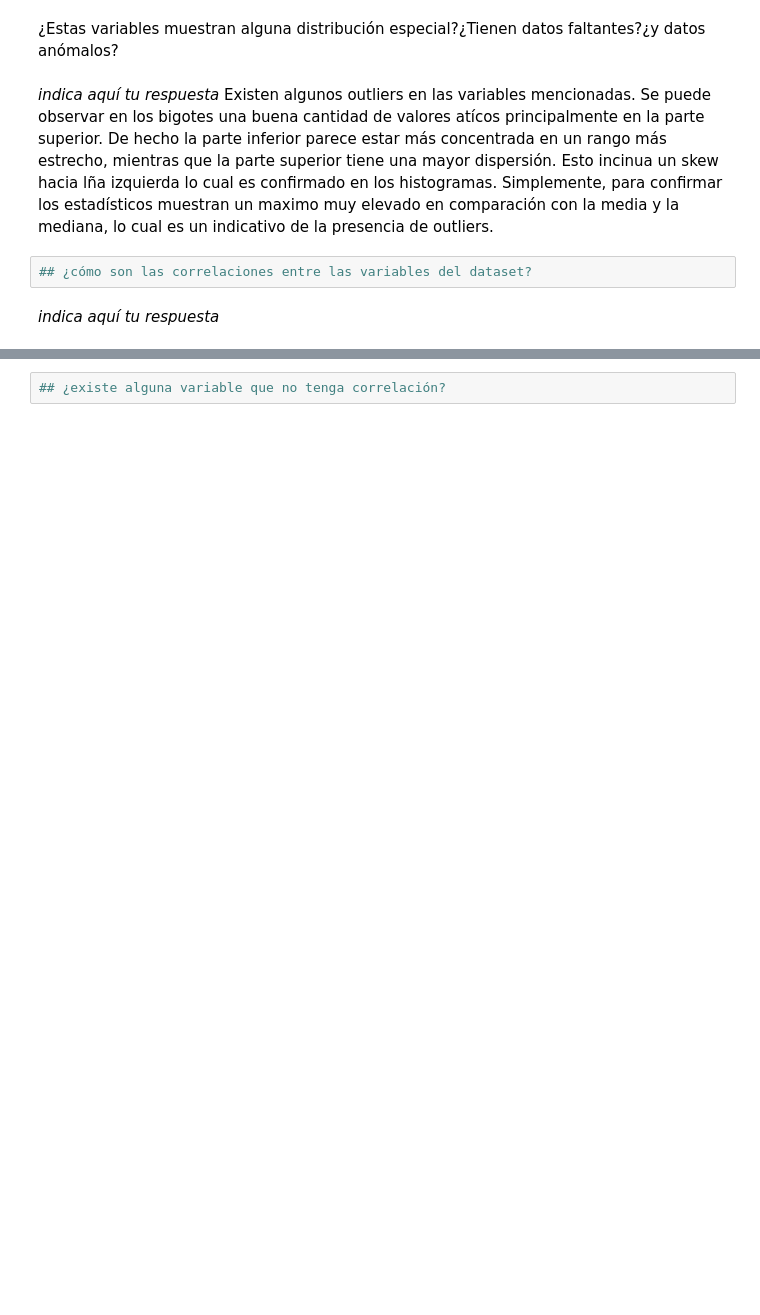
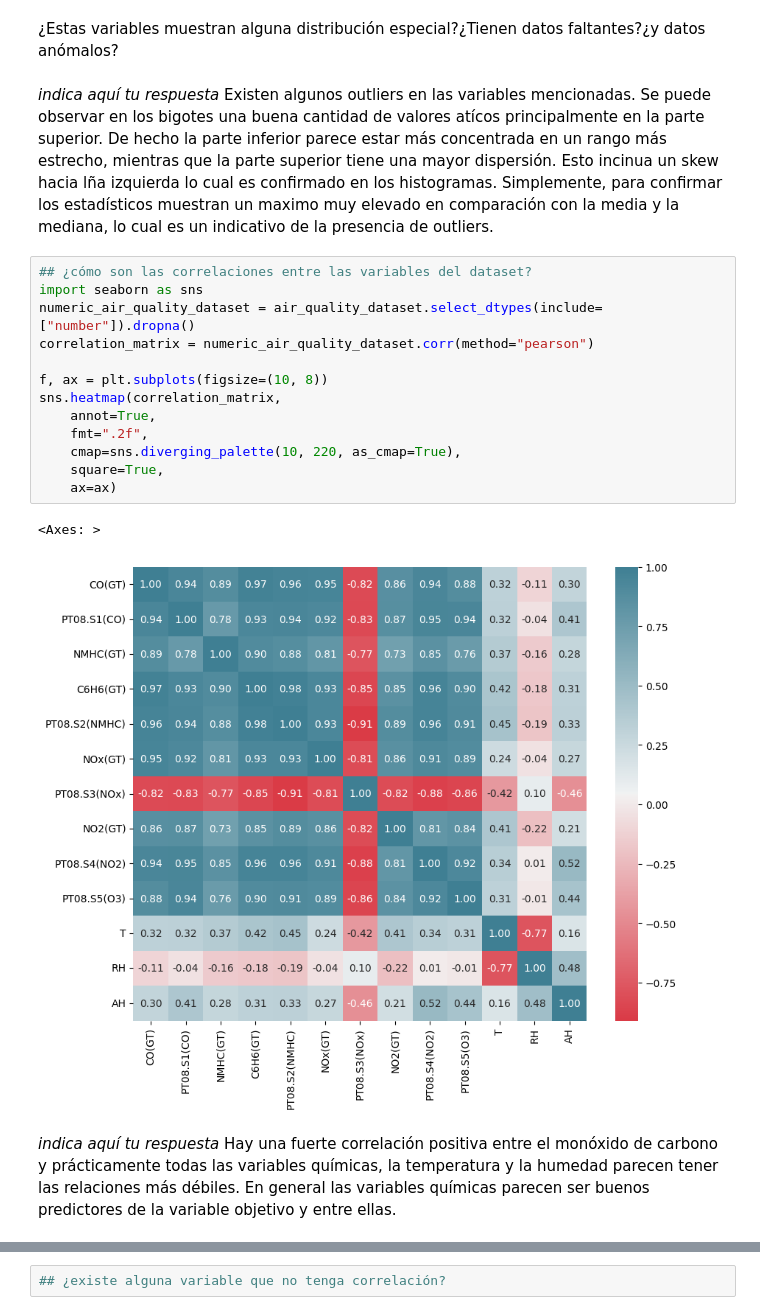
Before and after one commit to evander-aegis/activities-statistical-learning, a Jupyter notebook: Laboratorio_Actividad_1.ipynb, the cells around one changed output, grey strips where cells are left out. Drawn from its saved outputs; the diff is of its cells as text; blank space fills up the shorter version.

```diff
--- a/Laboratorio_Actividad_1.ipynb
+++ b/Laboratorio_Actividad_1.ipynb
@@ -203,7 +204,22 @@ _indica aquí tu respuesta_
 Existen algunos outliers en las variables mencionadas. Se puede observar en los bigotes una buena cantidad de valores atícos principalmente en la parte superior. De hecho la parte inferior parece estar más concentrada en un rango más estrecho, mientras que la parte superior tiene una mayor dispersión. Esto incinua un skew hacia lña izquierda lo cual es confirmado en los histogramas. Simplemente, para confirmar los estadísticos muestran un maximo muy elevado en comparación con la media y la mediana, lo cual es un indicativo de la presencia de outliers.
 # %%
 ## ¿cómo son las correlaciones entre las variables del dataset?
+import seaborn as sns
+numeric_air_quality_dataset = air_quality_dataset.select_dtypes(include=["number"]).dropna()
+correlation_matrix = numeric_air_quality_dataset.corr(method="pearson")
+
+f, ax = plt.subplots(figsize=(10, 8))
+sns.heatmap(correlation_matrix,
+    annot=True,
+    fmt=".2f",
+    cmap=sns.diverging_palette(10, 220, as_cmap=True),
+    square=True,
+    ax=ax)
+# %% [output]
+<Axes: >
+[figure, added]
 # %% [markdown]
 _indica aquí tu respuesta_
+Hay una fuerte correlación positiva entre el monóxido de carbono y prácticamente todas las variables químicas, la temperatura y la humedad parecen tener las relaciones más débiles. En general las variables químicas parecen ser buenos predictores de la variable objetivo y entre ellas.
 # %%
 ## ¿qué tres variables son las más correlacionadas con la variable objetivo?
```
Also changed, not shown: parts of 5 cells of this notebook.
